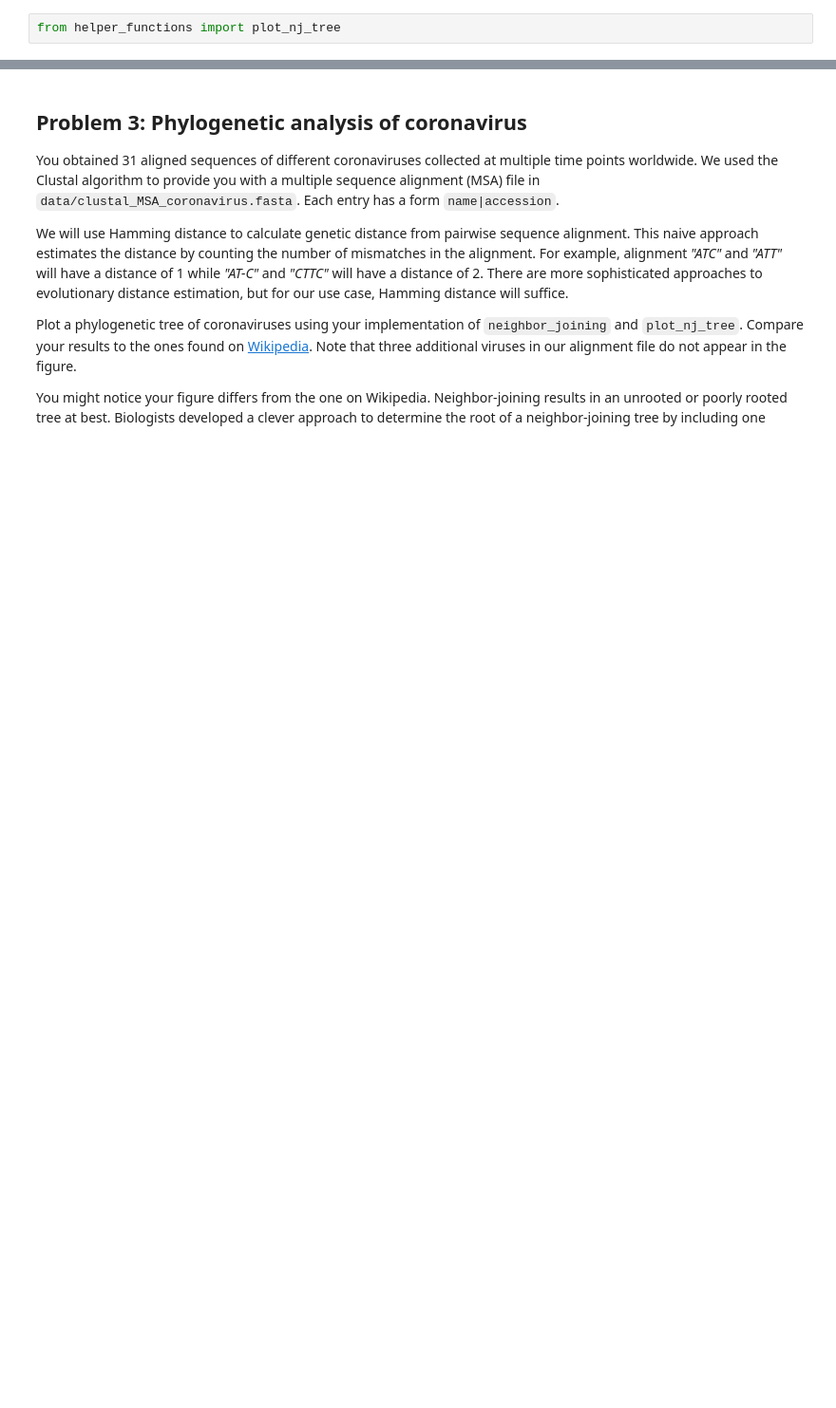
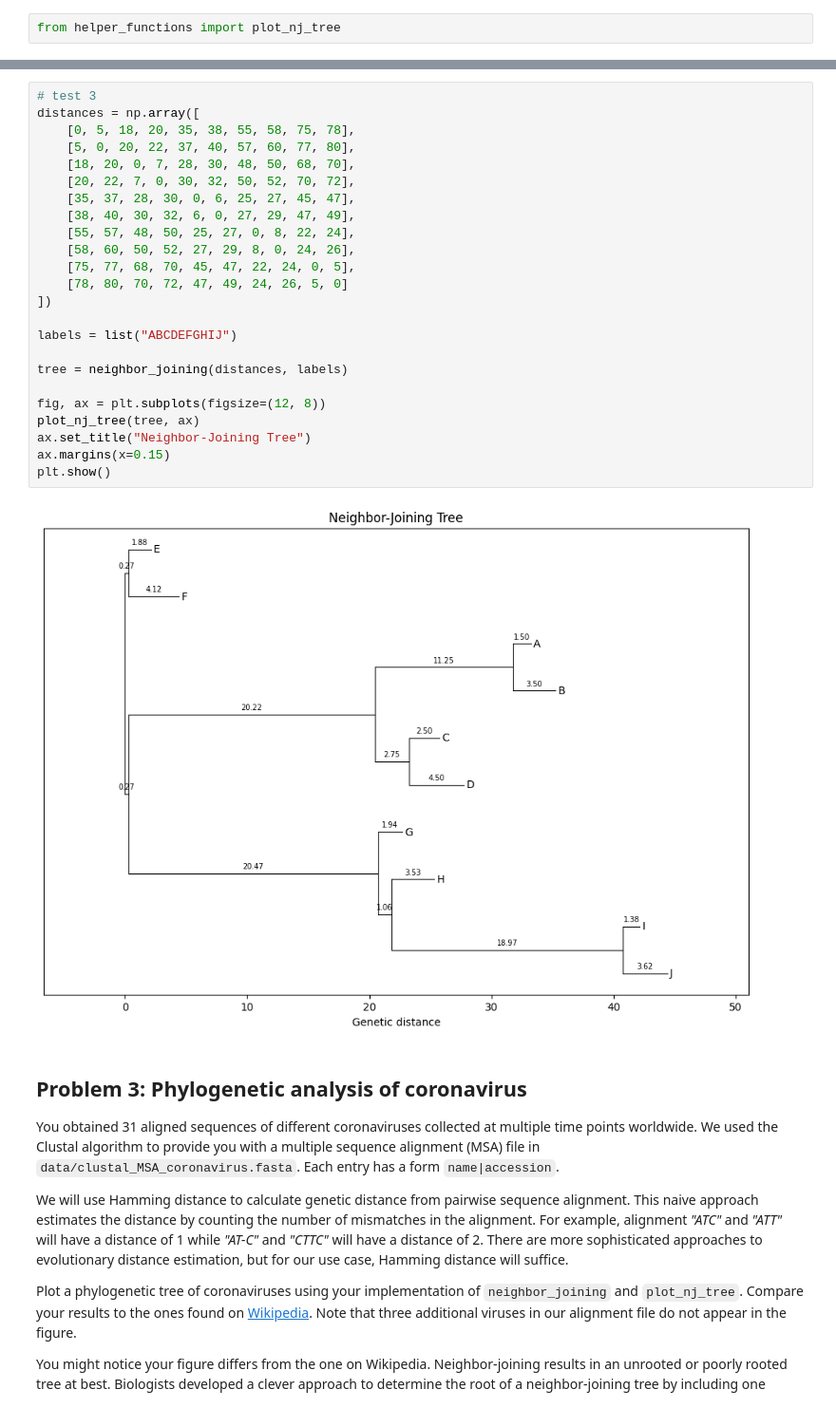
Before and after one commit to z5547586rhonda/assign_phylo, a Jupyter notebook: phylo_workbook.ipynb, the cells around one changed output, grey strips where cells are left out. Shown at 95% size. Drawn from its saved outputs; the diff is of its cells as text; blank space fills up the shorter version.

```diff
--- a/phylo_workbook.ipynb
+++ b/phylo_workbook.ipynb
@@ -253,3 +375,29 @@ from helper_functions import plot_nj_tree
+# %%
+# test 3
+distances = np.array([
+    [0, 5, 18, 20, 35, 38, 55, 58, 75, 78],
+    [5, 0, 20, 22, 37, 40, 57, 60, 77, 80],
+    [18, 20, 0, 7, 28, 30, 48, 50, 68, 70],
+    [20, 22, 7, 0, 30, 32, 50, 52, 70, 72],
+    [35, 37, 28, 30, 0, 6, 25, 27, 45, 47],
+    [38, 40, 30, 32, 6, 0, 27, 29, 47, 49],
+    [55, 57, 48, 50, 25, 27, 0, 8, 22, 24],
+    [58, 60, 50, 52, 27, 29, 8, 0, 24, 26],
+    [75, 77, 68, 70, 45, 47, 22, 24, 0, 5],
+    [78, 80, 70, 72, 47, 49, 24, 26, 5, 0]
+])
+
+labels = list("ABCDEFGHIJ")
+
+tree = neighbor_joining(distances, labels)
+
+fig, ax = plt.subplots(figsize=(12, 8))
+plot_nj_tree(tree, ax)
+ax.set_title("Neighbor-Joining Tree")
+ax.margins(x=0.15)
+plt.show()
+# %% [output]
+[figure, added]
 # %% [markdown]
 ## Problem 3: Phylogenetic analysis of coronavirus
 
```
Also changed, not shown: parts of 3 cells of this notebook.
